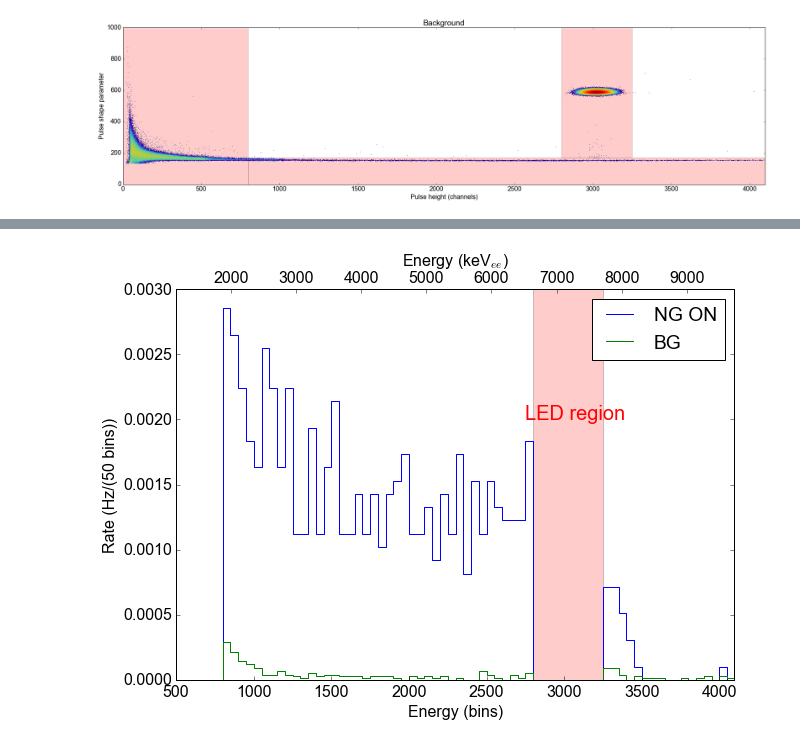
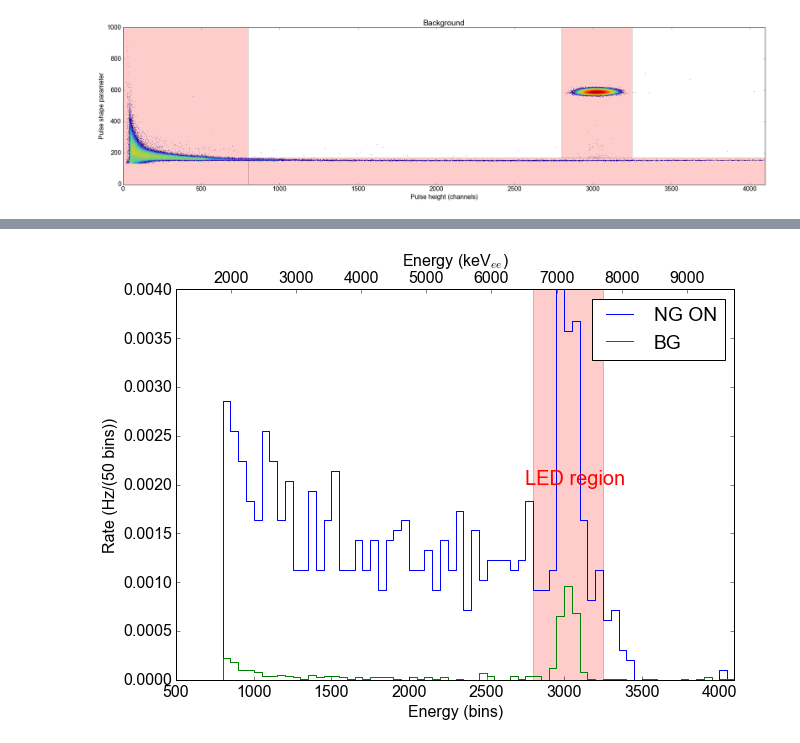
Before and after one commit to XENON1T/PTB, a Jupyter notebook: 03_2d_spectra.ipynb, the cells around one changed output, grey strips where cells are left out. Saved outputs shown, nothing was run; the diff lists cells and outputs as text; code cells hidden in the pictures.

```diff
--- a/03_2d_spectra.ipynb
+++ b/03_2d_spectra.ipynb
@@ -116,7 +116,7 @@ print("Offset: %.2f channels, slope: %.3f channels/keV" % (p_scale[0], p_scale[1
 p_scale_to_e = [- p_scale[0] / p_scale[1], 1 / p_scale[1]]
 # e_scale is the important list: it contains the energy in keV
 # This is basically the x axis for all our next plots!
-e_scale = [poly_1(x, *p_scale_to_e) for x in range(4096)]
+e_scale = np.array([poly_1(x, *p_scale_to_e) for x in range(4096)])
 # %% [output]
 Offset: 12.60 channels, slope: 0.420 channels/keV
 # %%
@@ -513,17 +549,29 @@ plt.show()
 # %%
+# For the high-energy spectrum, we do two things:
+# - Make a 2d spectrum like before but cut
+# - collect all entries in an event-by-event type of analysis
+
+# Settings
+cut_led = False
+cut_disc_low = 170
+cut_disc_high = 250
+
 spec_high = spec2d_list[0].copy()
 entries_high = []
 
 for i in range(len(spec_high)):
-    # i loops over discimination paramter
+    # i loops over discimination parameter, j over energy
     for j in range(len(spec_high[0])):
         if j < 800:
             spec_high[i,j] = 0
-        elif j < 3250 and j > 2800:
+        elif j < 3250 and j > 2800 and cut_led:
             spec_high[i,j] = 0
-        elif i< 170:
+        elif i<= cut_disc_low:
+            spec_high[i,j] = 0
+        elif i> cut_disc_high:
             spec_high[i,j] = 0
         else:
+            # if the entry is 2 or more, append the value twice (create two 'events')
             for k in range(spec_high[i,j]):
                 entries_high.append(j)
 
@@ -535,9 +583,11 @@ for i in range(len(spec_high_bg)):
     for j in range(len(spec_high_bg[0])):
         if j < 800:
             spec_high_bg[i,j] = 0
-        elif j < 3250 and j > 2800:
+        elif j < 3250 and j > 2800 and cut_led:
             spec_high_bg[i,j] = 0
-        elif i< 170:
+        elif i <= cut_disc_low:
+            spec_high_bg[i,j] = 0
+        elif i > cut_disc_high:
             spec_high_bg[i,j] = 0
         else:
             for k in range(spec_high_bg[i,j]):
@@ -545,24 +595,24 @@ for i in range(len(spec_high_bg)):
 # %%
 entries_ng, bins_e  = np.histogram(entries_high,bins=80, range=(500,4500))
 entries_bg, bins_e  = np.histogram(entries_high_bg,bins=80, range=(500,4500))
 
 bins_e_centers = 0.5*(bins_e[:-1] + bins_e[1:])
 
 plt.plot(bins_e[1:],1/ng_livetimes_0[0]*entries_ng,linestyle='steps',label='NG ON')
 plt.plot(bins_e[1:],1/sum(bg_livetimes_0)*entries_bg,linestyle='steps',label='BG')
 
-draw_box((2800,3250),(0,0.0030), facecolor='red', alpha=0.2)
-plt.ylim(0,0.0030)
+draw_box((2800,3250),(0,0.0040), facecolor='red', alpha=0.2)
+plt.ylim(0,0.0040)
 plt.xlim(500,4095)
 plt.xlabel('Energy (bins)')
 plt.ylabel('Rate (Hz/(50 bins))')
 plt.legend()
 plt.text(2750,0.002, 'LED region', color='red', fontsize=20)
 
 # Make a second x axis that shows the actual energy in keVee
 plt.twiny()
 plt.xlim(e_scale[500], e_scale[4095])
 plt.xlabel('Energy (keV$_{ee}$)')
 plt.show()
 # %% [output]
-[figure, old version]
+[figure, new version]
```
Also changed, not shown: parts of 24 cells of this notebook, 1 other file.
